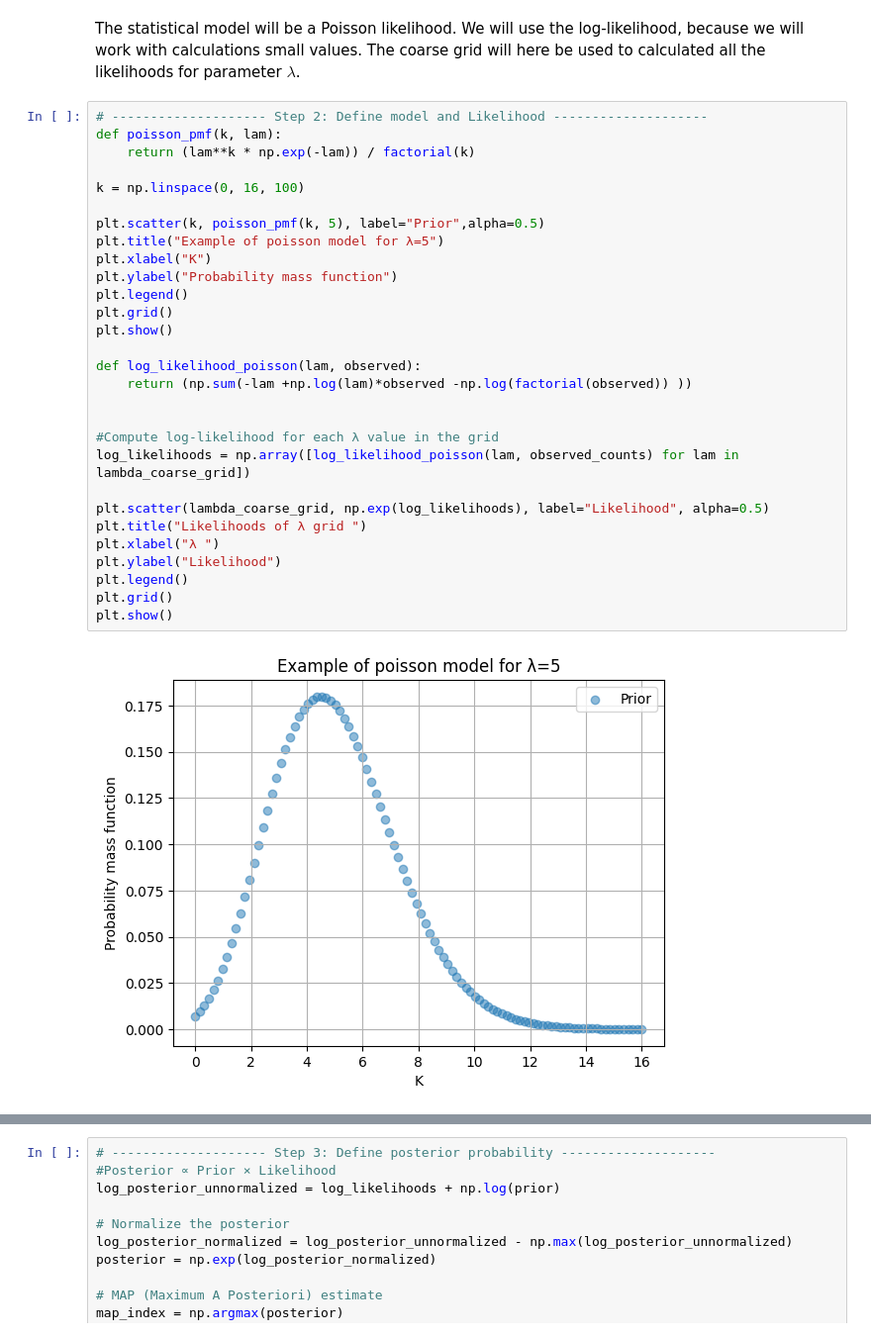
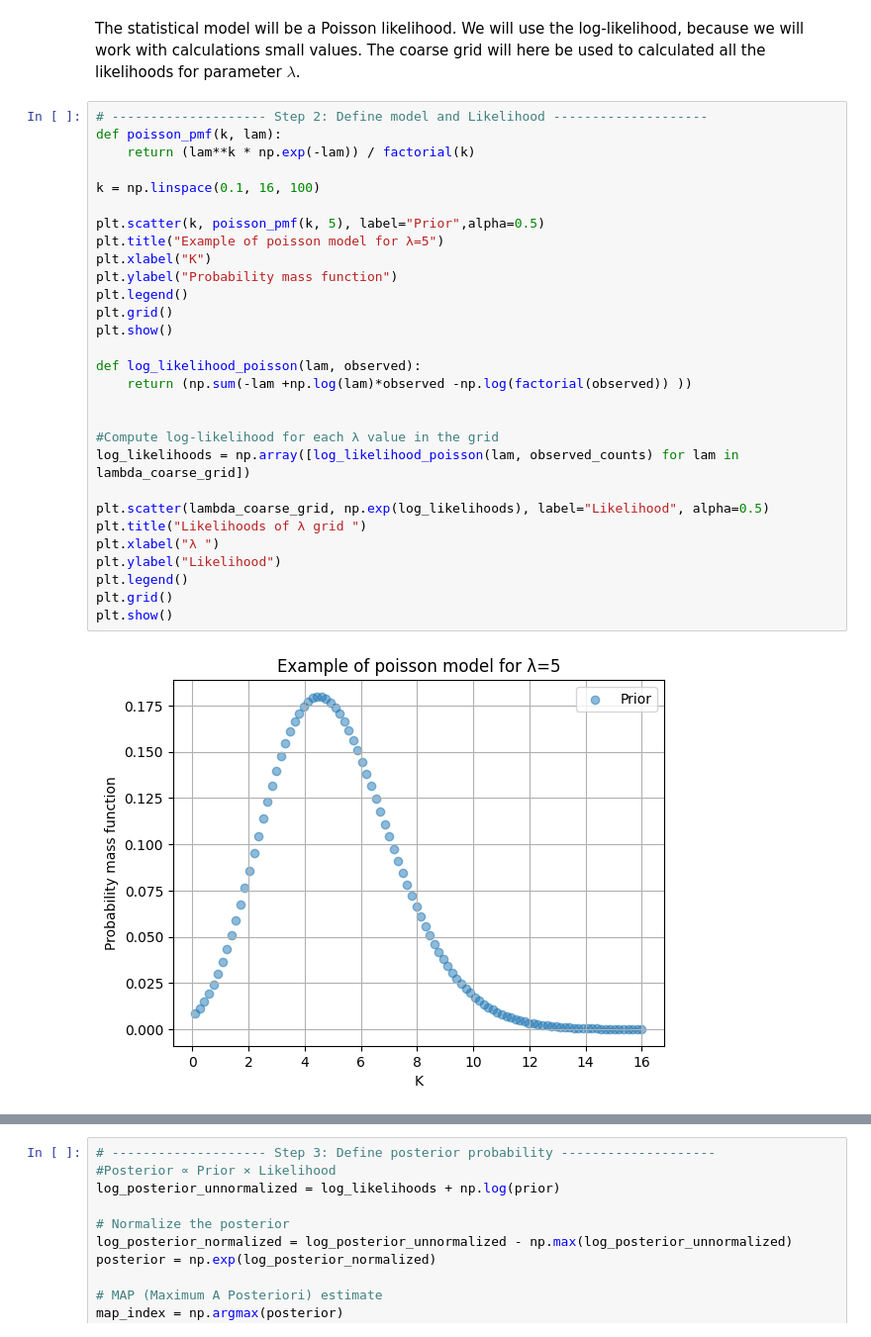
Before and after one commit to t-kist/Bayesian-Statistics-for-Astrophysics-2024, a Jupyter notebook: bayes24/lecture_notes/group4/Chapter4.ipynb, the cells around one changed output, grey strips where cells are left out. Shown at 99% size. Cells and saved outputs as stored; diff of their text form.

```diff
--- a/bayes24/lecture_notes/group4/Chapter4.ipynb
+++ b/bayes24/lecture_notes/group4/Chapter4.ipynb
@@ -95,34 +95,34 @@ The statistical model will be a Poisson likelihood. We will use the log-likeliho
 # %%
 # -------------------- Step 2: Define model and Likelihood --------------------
 def poisson_pmf(k, lam):
     return (lam**k * np.exp(-lam)) / factorial(k)
 
-k = np.linspace(0, 16, 100)
+k = np.linspace(0.1, 16, 100)
 
 plt.scatter(k, poisson_pmf(k, 5), label="Prior",alpha=0.5)
 plt.title("Example of poisson model for λ=5")
 plt.xlabel("K")
 plt.ylabel("Probability mass function")
 plt.legend()
 plt.grid()
 plt.show()
 
 def log_likelihood_poisson(lam, observed):
     return (np.sum(-lam +np.log(lam)*observed -np.log(factorial(observed)) ))
 
 
 #Compute log-likelihood for each λ value in the grid
 log_likelihoods = np.array([log_likelihood_poisson(lam, observed_counts) for lam in lambda_coarse_grid])
 
 plt.scatter(lambda_coarse_grid, np.exp(log_likelihoods), label="Likelihood", alpha=0.5)
 plt.title("Likelihoods of λ grid ")
 plt.xlabel("λ ")
 plt.ylabel("Likelihood")
 plt.legend()
 plt.grid()
 plt.show()
 # %% [output]
-[figure, old version]
+[figure, new version]
 [figure]
 # %%
 # -------------------- Step 3: Define posterior probability --------------------
```
